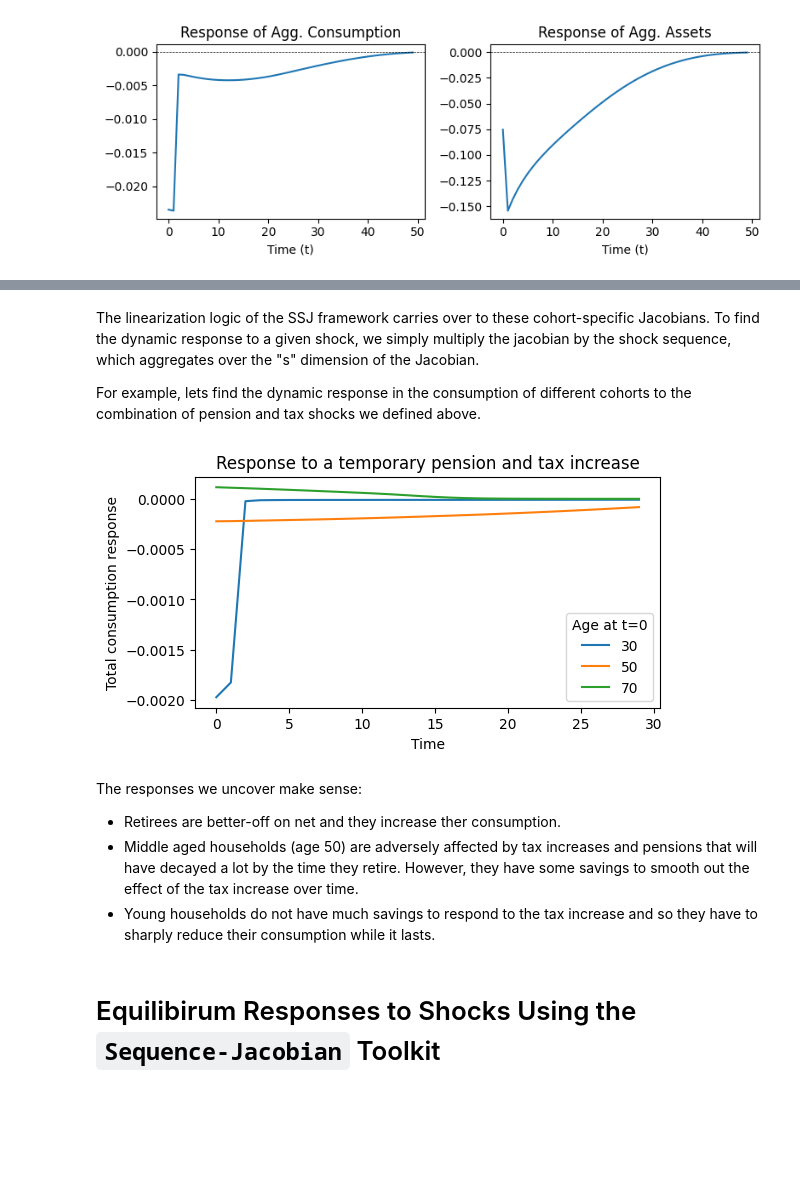
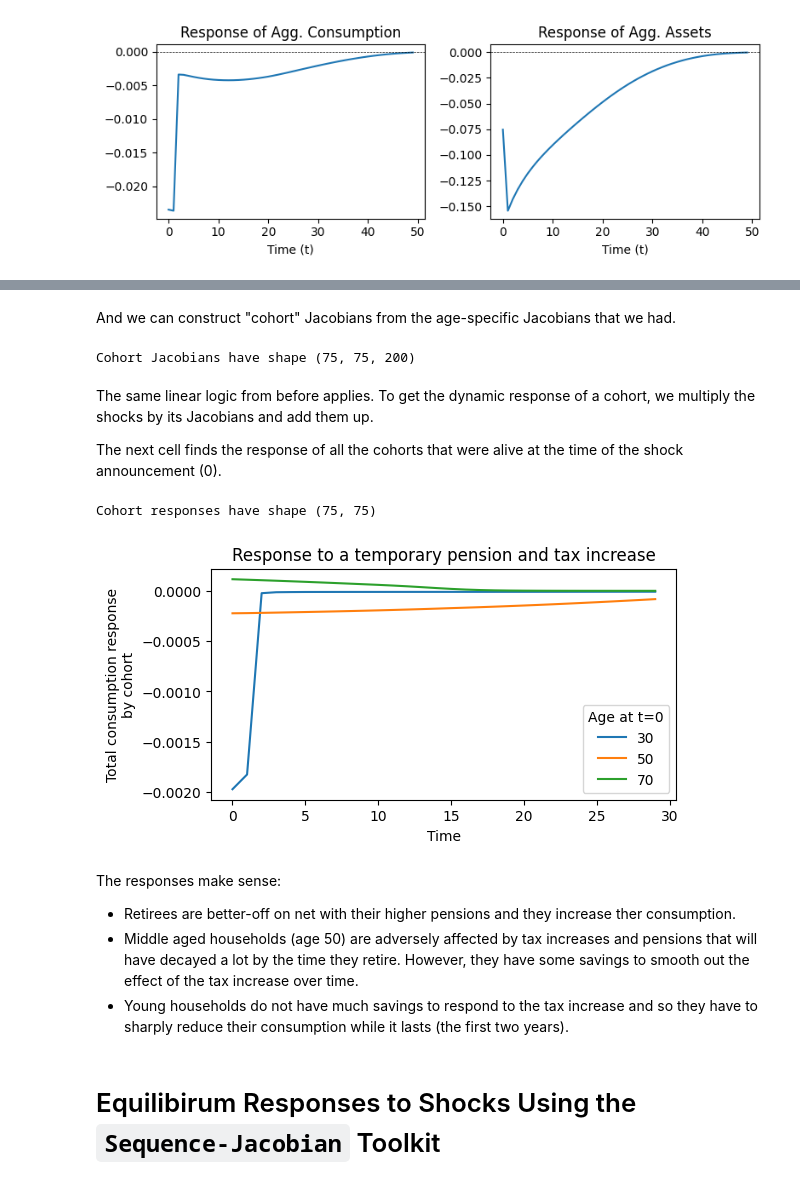
Before and after one commit to Mv77/LC-SSJ_public, a Jupyter notebook: demo.ipynb, the cells around one changed output, grey strips where cells are left out. Cells and saved outputs as stored; diff of their text form; code cells hidden in the pictures; blank space fills up the shorter version.

```diff
--- a/demo.ipynb
+++ b/demo.ipynb
@@ -368,32 +430,50 @@ coh_jacs =  {
-# %% [markdown]
-The linearization logic of the SSJ framework carries over to these cohort-specific Jacobians. To find the dynamic response to a given shock, we simply multiply the jacobian by the shock sequence, which aggregates over the "s" dimension of the Jacobian.
-
-For example, lets find the dynamic response in the consumption of different cohorts to the combination of pension and tax shocks we defined above.
+# %% [markdown]
+And we can construct "cohort" Jacobians from the age-specific Jacobians that we had.
+# %%
+coh_jacs =  {
+    input : {
+        output : cohort_jac(J) for output, J in jacs.items()
+    } for input, jacs in age_jacs.items()
+}
+# The cohort Jacobians run only until time t=A-1, because then
+# the last cohort that was alive at the time of the shock dies.
+print("Cohort Jacobians have shape", coh_jacs['tax_rate']['c'].shape)
+# %% [output]
+Cohort Jacobians have shape (75, 75, 200)
+# %% [markdown]
+The same linear logic from before applies. To get the dynamic response of a cohort, we multiply the shocks by its Jacobians and add them up.
+
+The next cell finds the response of all the cohorts that were alive at the time of the shock announcement (0).
+# %%
+# Get the response of every cohort, mutiplying Jacs by shocks
+coh_c_resp = sum(
+    [coh_jacs[input]['c'] @ shocks[input] for input in agg_inputs]
+)
+# Dimensions = (Cohort, Time)
+print("Cohort responses have shape", coh_c_resp.shape)
+# %% [output]
+Cohort responses have shape (75, 75)
 # %%
-# Get the response of every cohort, mutiplying Jacs by shocks
-coh_c_resp = sum(
-    [coh_jacs[input]['c'] @ shocks[input] for input in agg_inputs]
-)
-
 # Plot the response of different cohorts
 ages = [30,50,70]
+age_inds = [a - age_vec[0] for a in ages]
 t_max_plot = 30
 plt.figure(figsize=(6, 3))
-for a in ages:
-    plt.plot(coh_c_resp[a - age_vec[0], :t_max_plot], label=str(a))
+for ai in age_inds:
+    plt.plot(coh_c_resp[ai, :t_max_plot], label=str(age_vec[ai]))
 
 plt.xlabel("Time")
-plt.ylabel("Total consumption response")
+plt.ylabel("Total consumption response\nby cohort")
 plt.legend(title="Age at t=0")
 plt.title("Response to a temporary pension and tax increase")
 plt.show()
 # %% [output]
-[figure, old version]
+[figure, new version]
 # %% [markdown]
-The responses we uncover make sense:
-- Retirees are better-off on net and they increase ther consumption.
+The responses make sense:
+- Retirees are better-off on net with their higher pensions and they increase ther consumption.
 - Middle aged households (age 50) are adversely affected by tax increases and pensions that will have decayed a lot by the time they retire. However, they have some savings to smooth out the effect of the tax increase over time.
-- Young households do not have much savings to respond to the tax increase and so they have to sharply reduce their consumption while it lasts.
+- Young households do not have much savings to respond to the tax increase and so they have to sharply reduce their consumption while it lasts (the first two years).
 # %% [markdown]
 # Equilibirum Responses to Shocks Using the `Sequence-Jacobian` Toolkit
 # %% [markdown]
```
Also changed, not shown: parts of 23 cells of this notebook.
